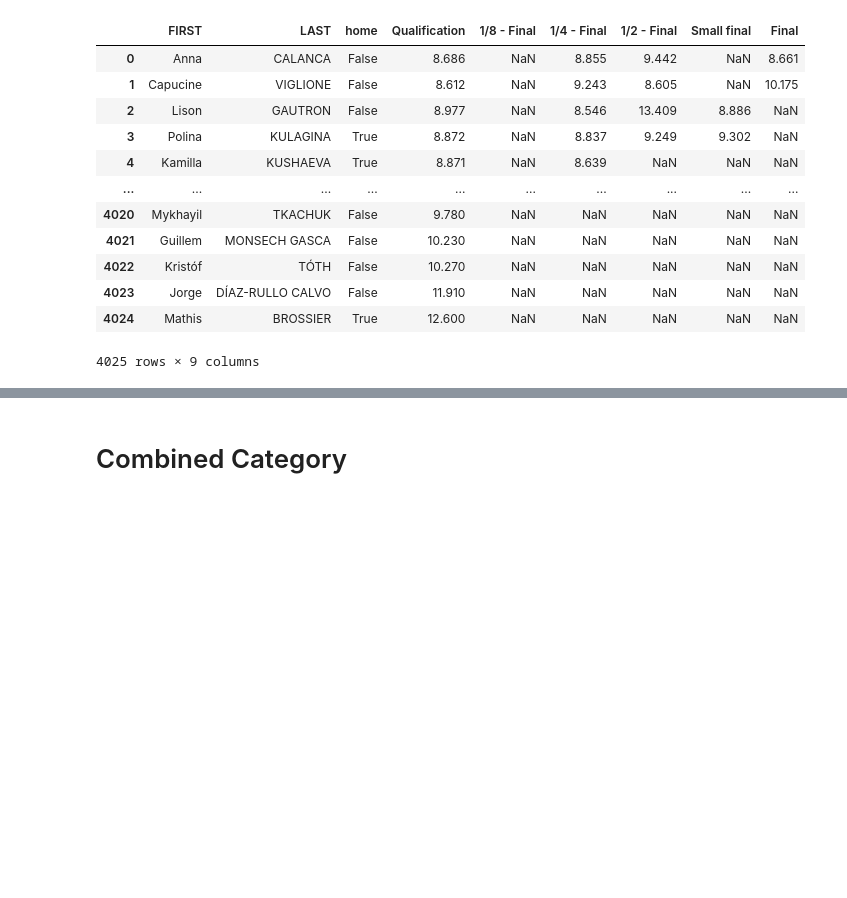
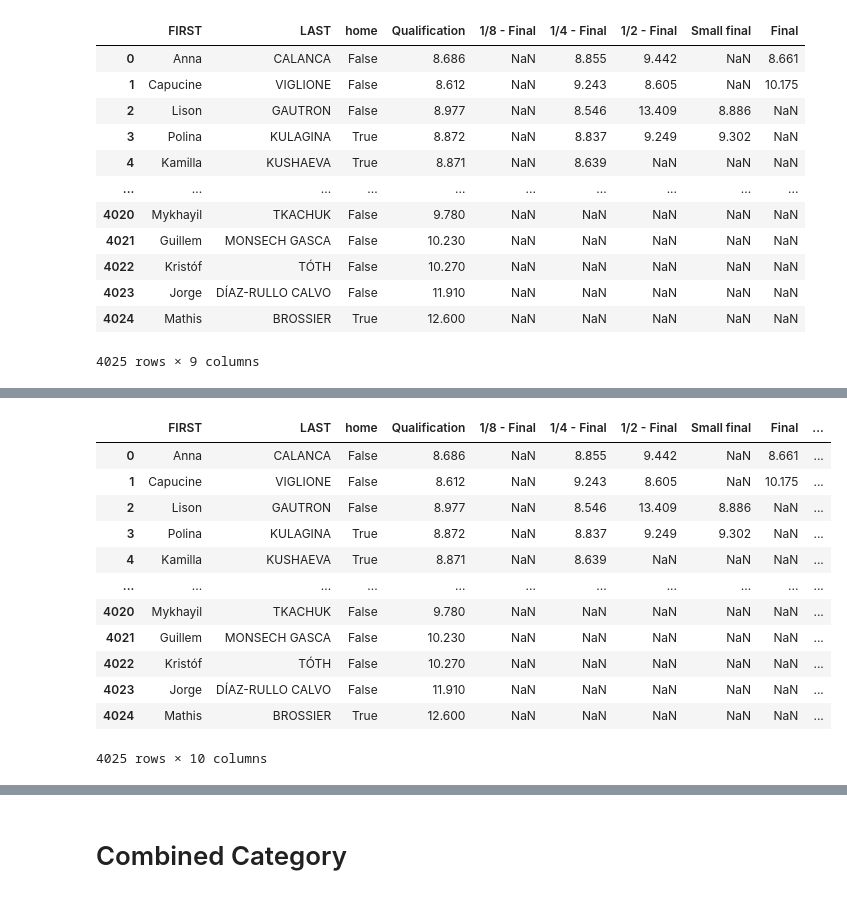
Before and after one commit to chendub/Springboard, a Jupyter notebook: IFSC/data_wrangling.ipynb, the cells around one changed output, grey strips where cells are left out. Cells and saved outputs as stored; diff of their text form; code cells hidden in the pictures; blank space fills up the shorter version.

```diff
--- a/IFSC/data_wrangling.ipynb
+++ b/IFSC/data_wrangling.ipynb
@@ -787,0 +834,18 @@ sa_speed
+# %%
+# averaging the scores from each round
+sa_speed['average speed'] = sa_speed.loc[:, 'Qualification': 'Final'].mean(axis=1)
+sa_speed
+# %% [output]
+|  | FIRST | LAST | home | Qualification | 1/8 - Final | 1/4 - Final | 1/2 - Final | Small final | Final | ... |
+| 0 | Anna | CALANCA | False | 8.686 | NaN | 8.855 | 9.442 | NaN | 8.661 | ... |
+| 1 | Capucine | VIGLIONE | False | 8.612 | NaN | 9.243 | 8.605 | NaN | 10.175 | ... |
+| 2 | Lison | GAUTRON | False | 8.977 | NaN | 8.546 | 13.409 | 8.886 | NaN | ... |
+| 3 | Polina | KULAGINA | True | 8.872 | NaN | 8.837 | 9.249 | 9.302 | NaN | ... |
+| 4 | Kamilla | KUSHAEVA | True | 8.871 | NaN | 8.639 | NaN | NaN | NaN | ... |
+| ... | ... | ... | ... | ... | ... | ... | ... | ... | ... | ... |
+| 4020 | Mykhayil | TKACHUK | False | 9.780 | NaN | NaN | NaN | NaN | NaN | ... |
+| 4021 | Guillem | MONSECH GASCA | False | 10.230 | NaN | NaN | NaN | NaN | NaN | ... |
+| 4022 | Kristóf | TÓTH | False | 10.270 | NaN | NaN | NaN | NaN | NaN | ... |
+| 4023 | Jorge | DÍAZ-RULLO CALVO | False | 11.910 | NaN | NaN | NaN | NaN | NaN | ... |
+| 4024 | Mathis | BROSSIER | True | 12.600 | NaN | NaN | NaN | NaN | NaN | ... |
+4025 rows × 10 columns
```
Also changed, not shown: parts of 37 cells of this notebook.
